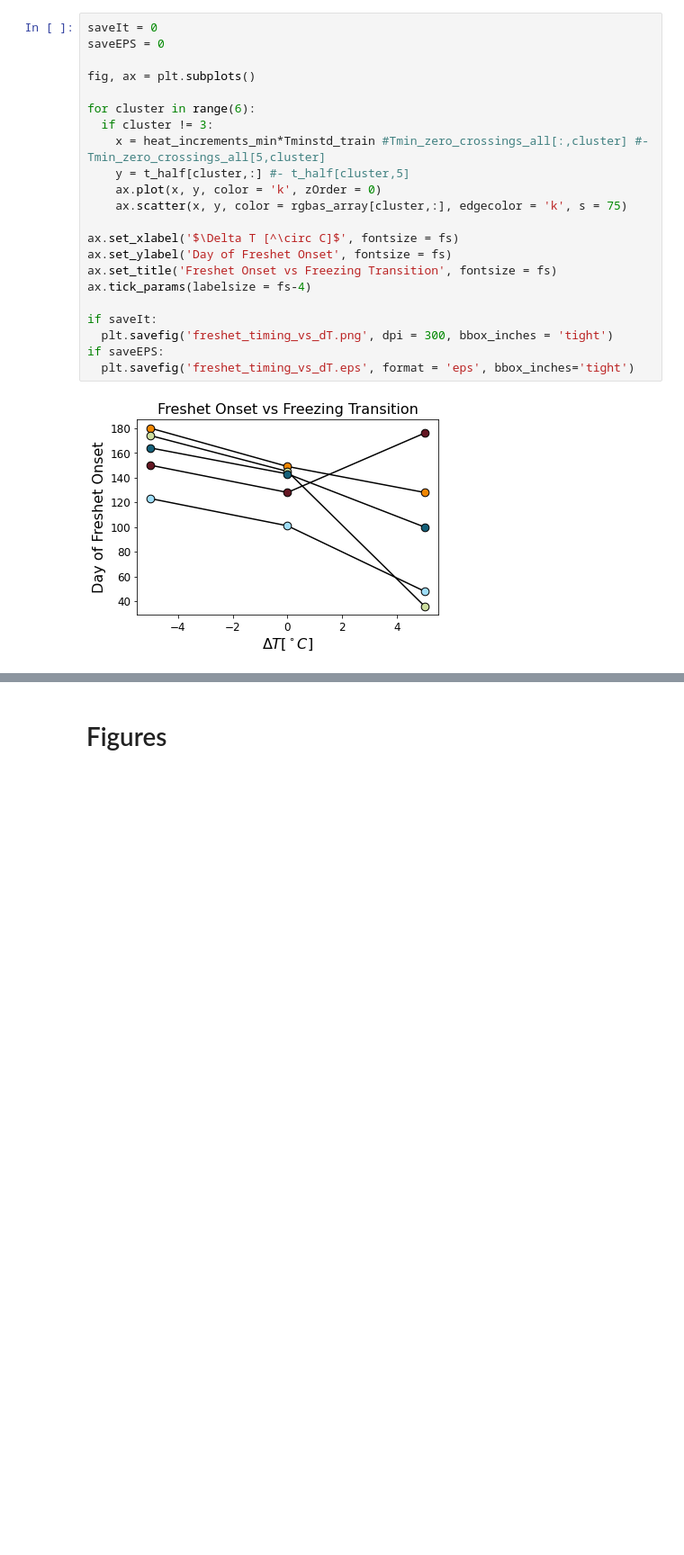
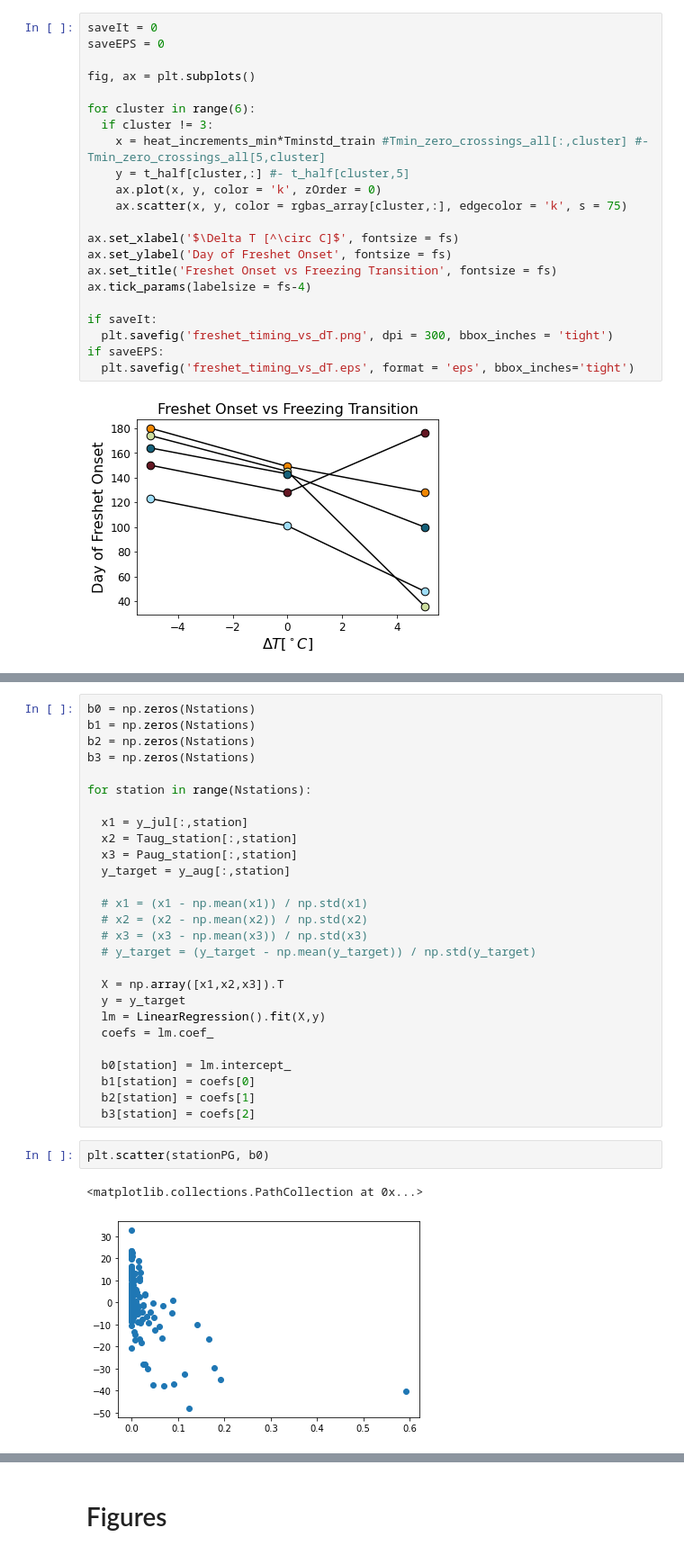
Before and after one commit to andersonsam/cnn_lstm_era, a Jupyter notebook: mini.ipynb, the cells around one changed output, grey strips where cells are left out. Shown at 90% size. Saved outputs shown, nothing was run; the diff lists cells and outputs as text; blank space fills up the shorter version.

```diff
--- a/mini.ipynb
+++ b/mini.ipynb
@@ -1645,0 +1937,32 @@ if saveEPS:
+# %%
+b0 = np.zeros(Nstations)
+b1 = np.zeros(Nstations)
+b2 = np.zeros(Nstations)
+b3 = np.zeros(Nstations)
+
+for station in range(Nstations):
+
+  x1 = y_jul[:,station]
+  x2 = Taug_station[:,station]
+  x3 = Paug_station[:,station]
+  y_target = y_aug[:,station]
+
+  # x1 = (x1 - np.mean(x1)) / np.std(x1)
+  # x2 = (x2 - np.mean(x2)) / np.std(x2)
+  # x3 = (x3 - np.mean(x3)) / np.std(x3)
+  # y_target = (y_target - np.mean(y_target)) / np.std(y_target)
+
+  X = np.array([x1,x2,x3]).T
+  y = y_target
+  lm = LinearRegression().fit(X,y)
+  coefs = lm.coef_
+
+  b0[station] = lm.intercept_
+  b1[station] = coefs[0]
+  b2[station] = coefs[1]
+  b3[station] = coefs[2]
+# %%
+plt.scatter(stationPG, b0)
+# %% [output]
+<matplotlib.collections.PathCollection at 0x...>
+[figure, added]
```
Also changed, not shown: parts of 26 cells of this notebook.
